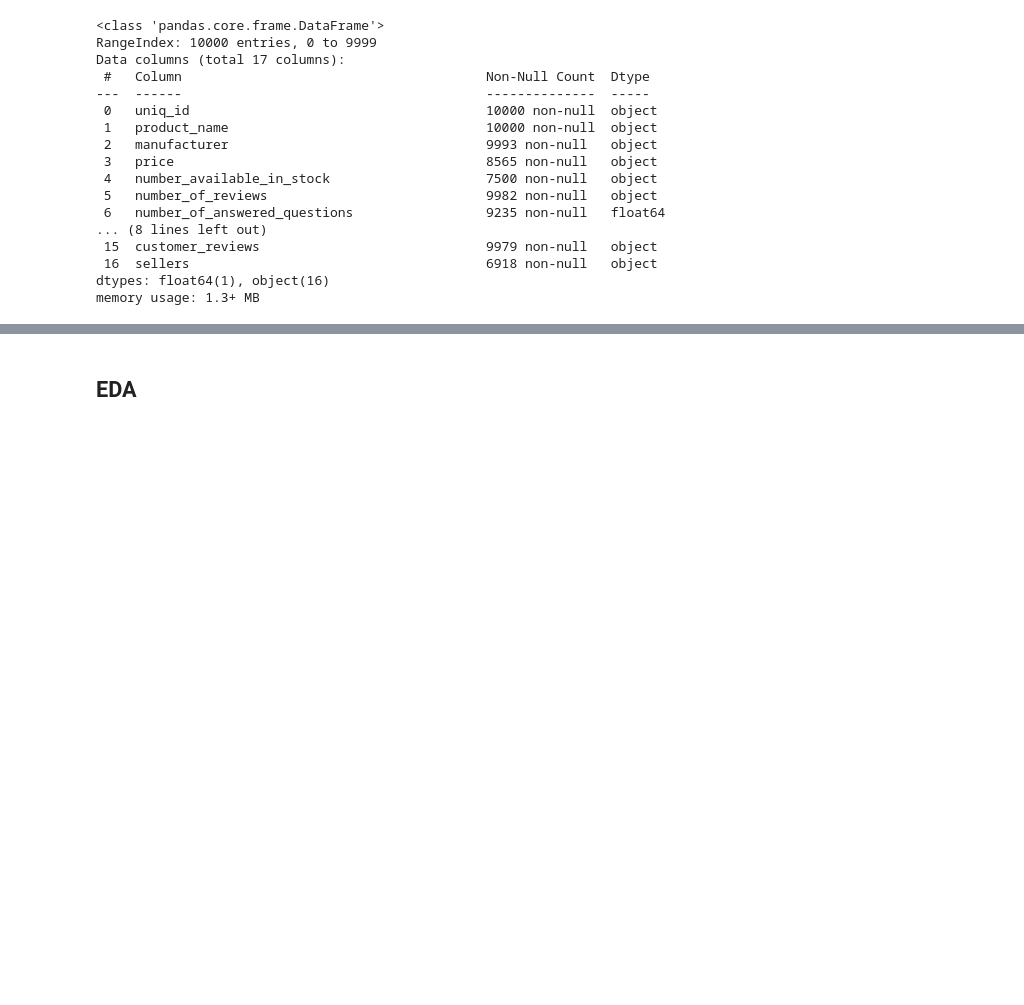
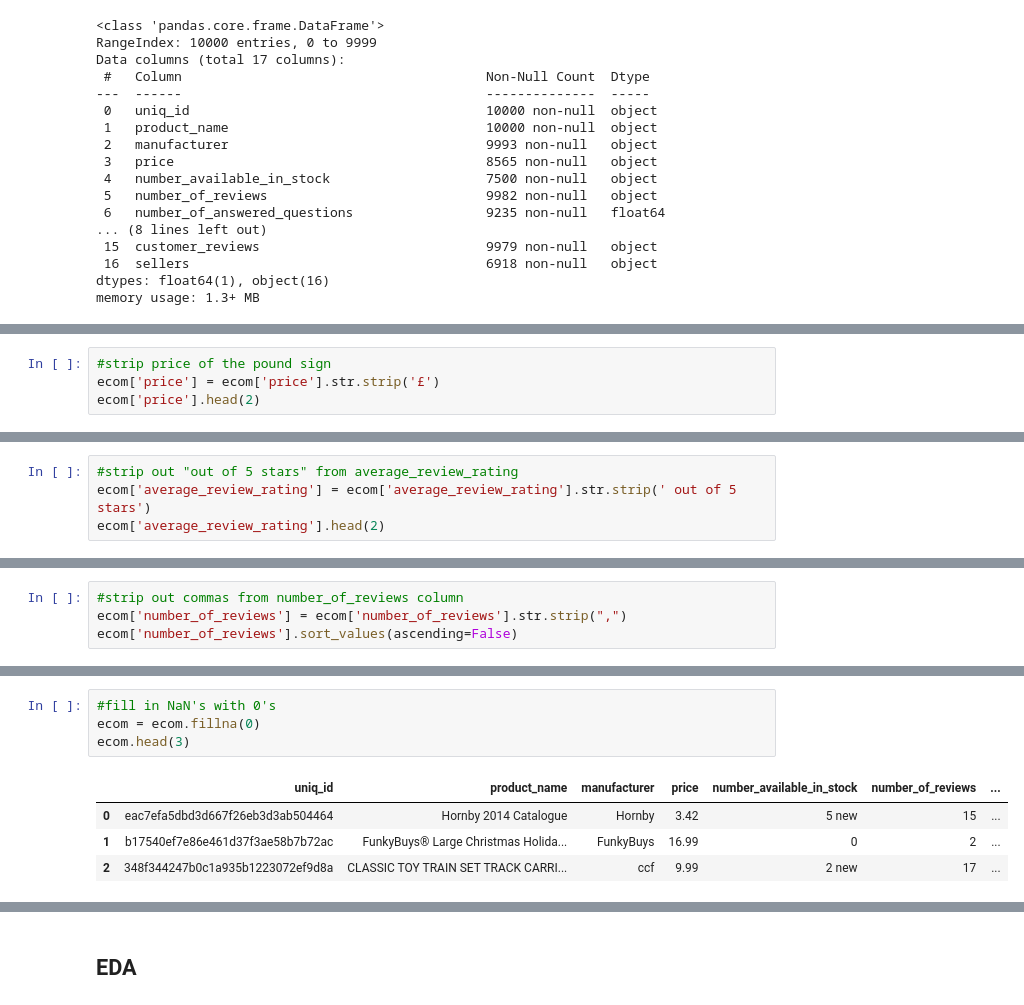
Before and after one commit to cotica/capstone, a Jupyter notebook: code/Amazon-order-history-EDA.ipynb, the cells around one changed output, grey strips where cells are left out. Cells and saved outputs as stored; diff of their text form; blank space fills up the shorter version.

```diff
--- a/code/Amazon-order-history-EDA.ipynb
+++ b/code/Amazon-order-history-EDA.ipynb
@@ -199,0 +201,4 @@ ecom.head()
+# %%
+#strip price of the pound sign
+ecom['price'] = ecom['price'].str.strip('£')
+ecom['price'].head(2)
@@ -199,0 +209,4 @@ ecom.head()
+# %%
+#strip out "out of 5 stars" from average_review_rating
+ecom['average_review_rating'] = ecom['average_review_rating'].str.strip(' out of 5 stars')
+ecom['average_review_rating'].head(2)
@@ -199,0 +219,4 @@ ecom.head()
+# %%
+#strip out commas from number_of_reviews column
+ecom['number_of_reviews'] = ecom['number_of_reviews'].str.strip(",")
+ecom['number_of_reviews'].sort_values(ascending=False)
@@ -199,0 +236,9 @@ ecom.head()
+# %%
+#fill in NaN's with 0's
+ecom = ecom.fillna(0)
+ecom.head(3)
+# %% [output]
+|  | uniq_id | product_name | manufacturer | price | number_available_in_stock | number_of_reviews | ... |
+| 0 | eac7efa5dbd3d667f26eb3d3ab504464 | Hornby 2014 Catalogue | Hornby | 3.42 | 5 new | 15 | ... |
+| 1 | b17540ef7e86e461d37f3ae58b7b72ac | FunkyBuys® Large Christmas Holida... | FunkyBuys | 16.99 | 0 | 2 | ... |
+| 2 | 348f344247b0c1a935b1223072ef9d8a | CLASSIC TOY TRAIN SET TRACK CARRI... | ccf | 9.99 | 2 new | 17 | ... |
```
Also changed, not shown: parts of 20 cells of this notebook.
